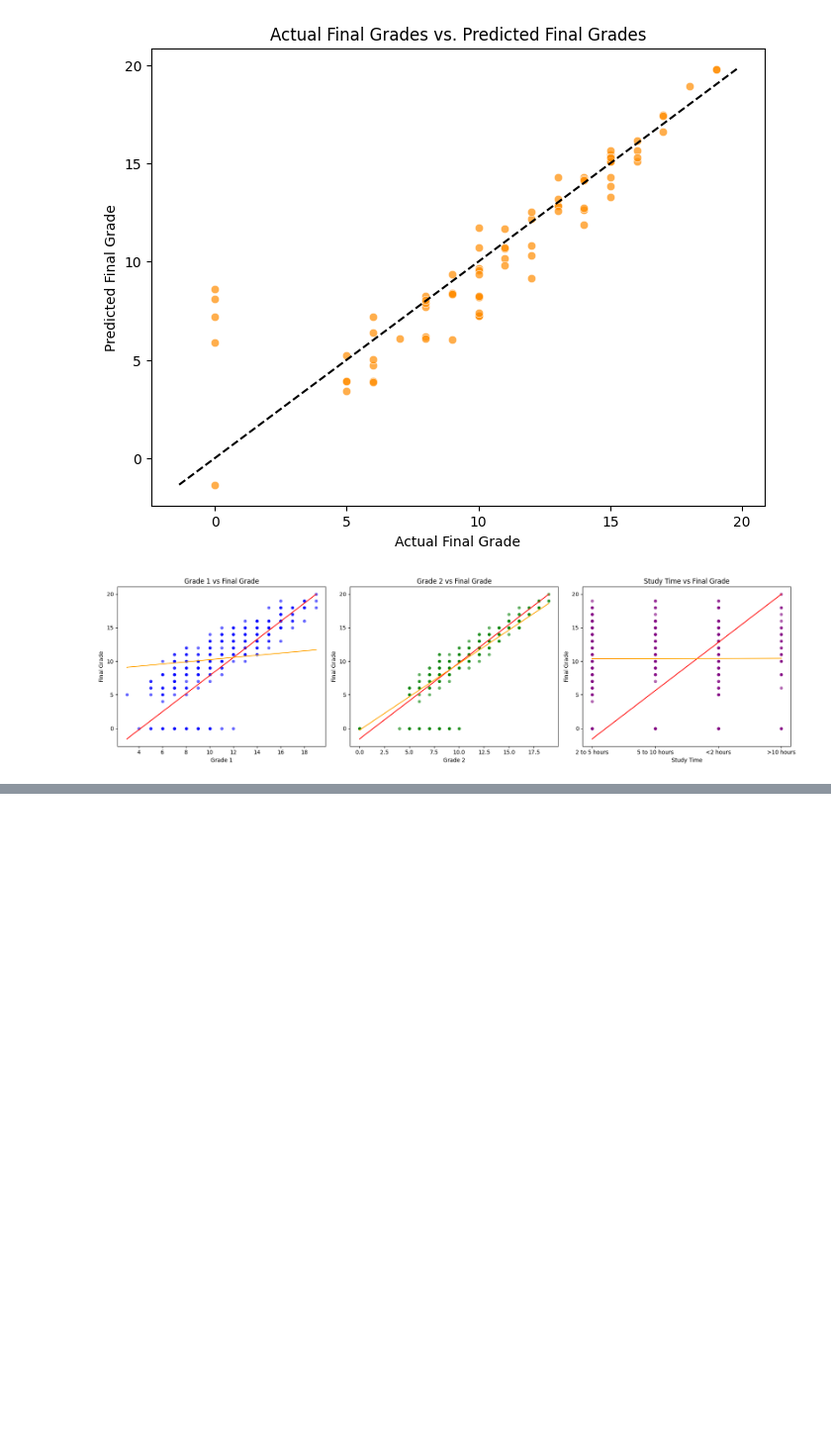
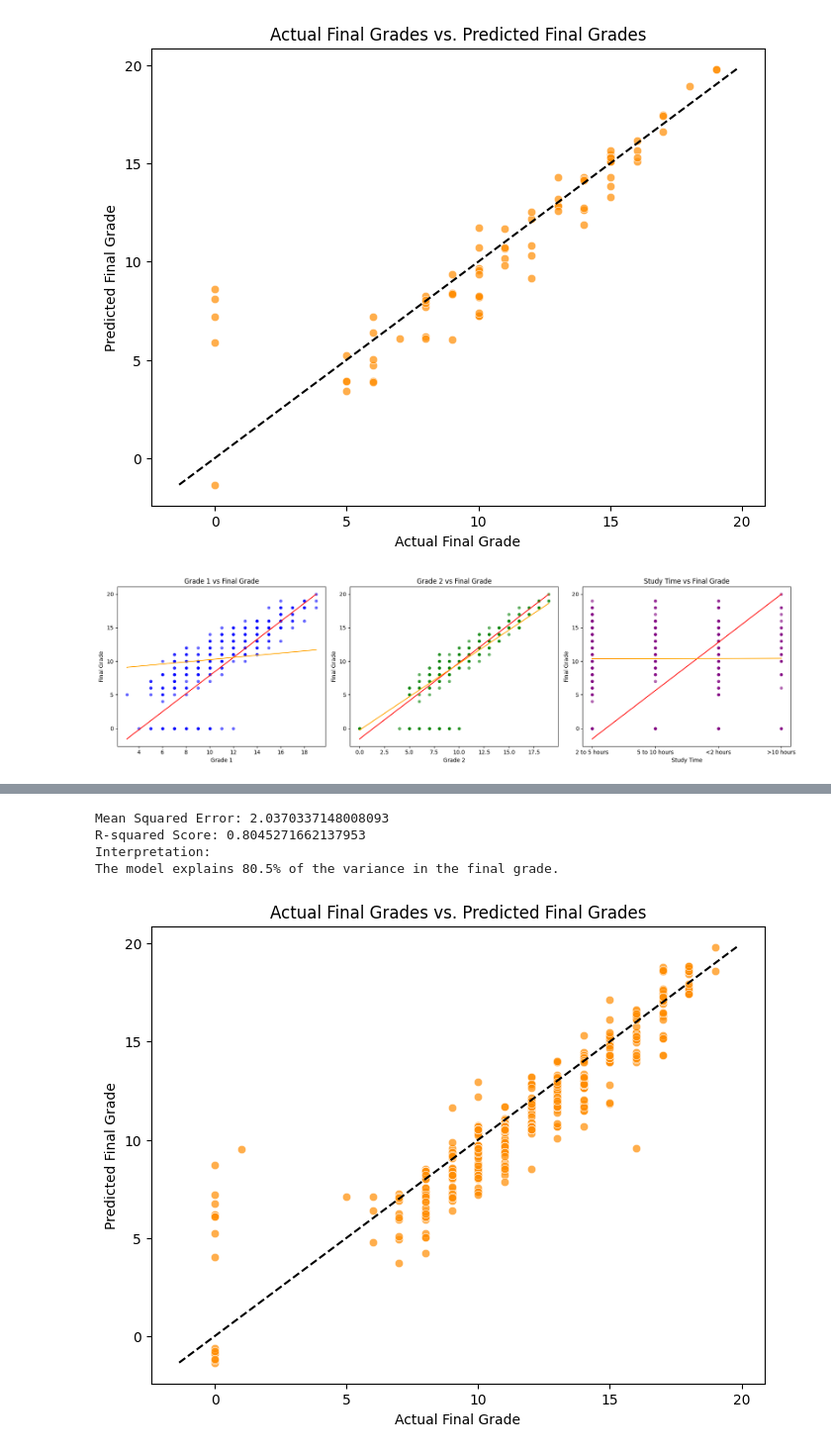
Before and after one commit to Kristiyan24/SoftUni-Students-Performance, a Jupyter notebook: report/hypotheses/hypothesis1.ipynb, the cells around one changed output, grey strips where cells are left out. Shown at 99% size. Saved outputs shown, nothing was run; the diff lists cells and outputs as text; code cells hidden in the pictures; blank space fills up the shorter version.

```diff
--- a/report/hypotheses/hypothesis1.ipynb
+++ b/report/hypotheses/hypothesis1.ipynb
@@ -271,0 +358,31 @@ plt.show()
+# %%
+Y_test = testing_data['final_grade']
+Y_pred = predict_final_grade(testing_data['grade_1'], testing_data['grade_2'], testing_data['study_time'])
+
+mse = mean_squared_error(Y_test, Y_pred)
+r2 = r2_score(Y_test, Y_pred)
+
+print(f"Mean Squared Error: {mse}")
+print(f"R-squared Score: {r2}")
+print("Interpretation:")
+print(f"The model explains {r2*100:.1f}% of the variance in the final grade.")
+# %% [output]
+Mean Squared Error: 2.0370337148008093
+R-squared Score: 0.8045271662137953
+Interpretation:
+The model explains 80.5% of the variance in the final grade.
+# %%
+plt.figure(figsize=(8, 6))
+sns.scatterplot(x=Y_test, y=Y_pred, color='darkorange', alpha=0.7)
+
+# Add a diagonal line representing perfect predictions
+max_val = max(Y_test.max(), Y_pred.max())
+min_val = min(Y_test.min(), Y_pred.min())
+plt.plot([min_val, max_val], [min_val, max_val], color='black', linestyle='--')
+
+plt.xlabel('Actual Final Grade')
+plt.ylabel('Predicted Final Grade')
+plt.title('Actual Final Grades vs. Predicted Final Grades')
+plt.show()
+# %% [output]
+[figure, added]
```
Also changed, not shown: parts of 6 cells of this notebook.
